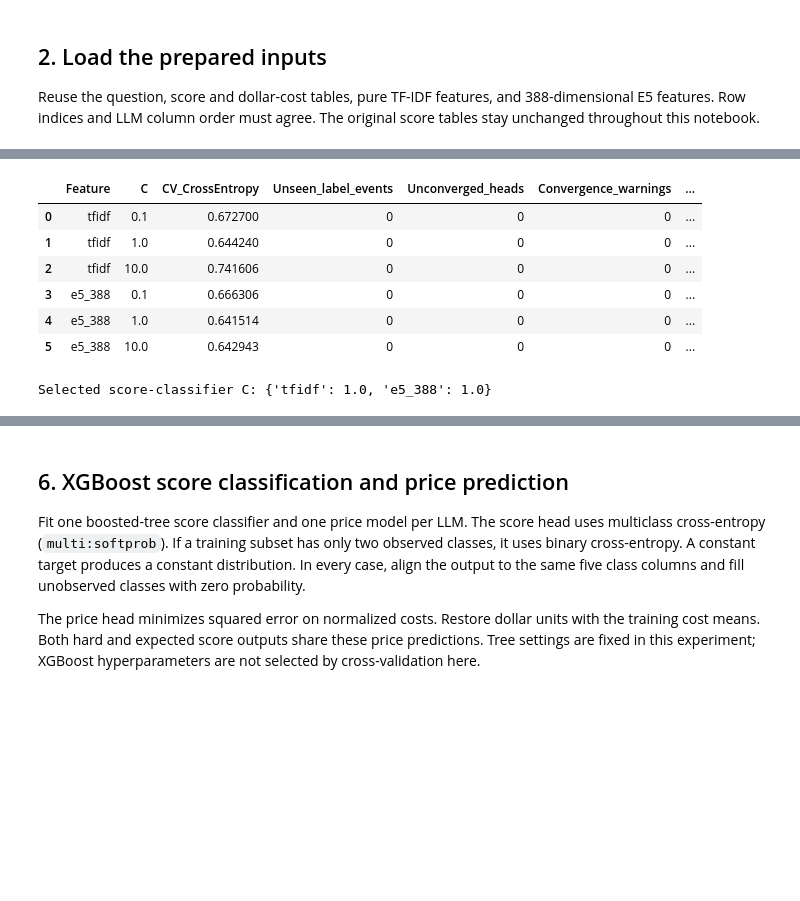
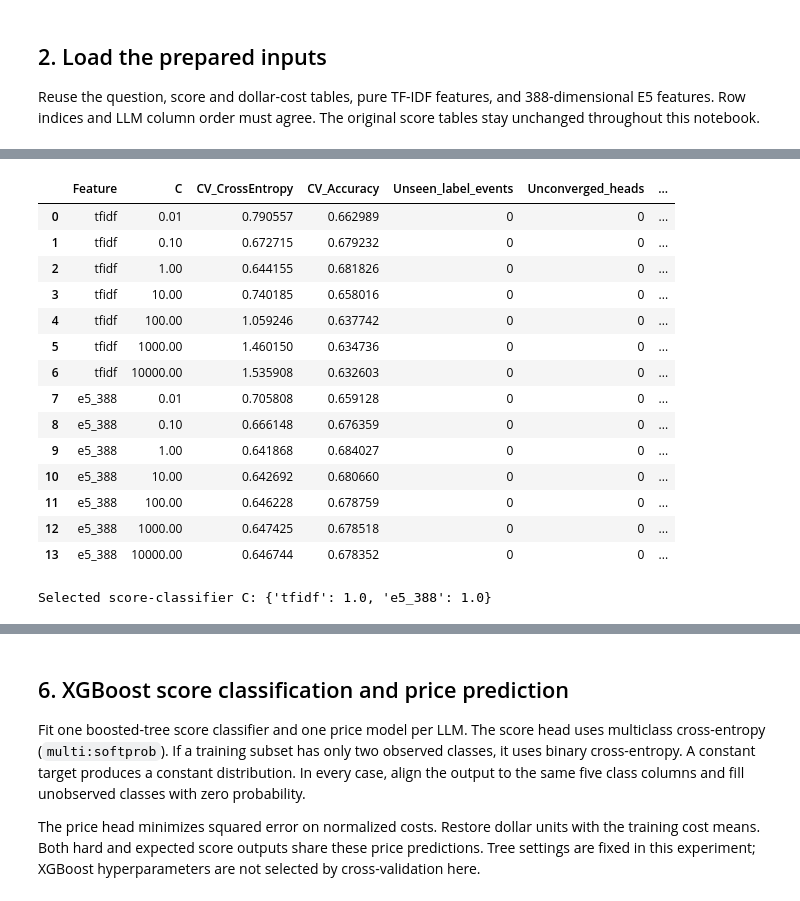
Before and after one commit to Erdos-Projects/fall-2026-right-for-less, a Jupyter notebook: 2_Router_Training/TF-IDF_E5_Score_Classification_Router.ipynb, the cells around one changed output, grey strips where cells are left out. Saved outputs shown, nothing was run; the diff lists cells and outputs as text; code cells hidden in the pictures; blank space fills up the shorter version.

```diff
--- a/2_Router_Training/TF-IDF_E5_Score_Classification_Router.ipynb
+++ b/2_Router_Training/TF-IDF_E5_Score_Classification_Router.ipynb
@@ -256,7 +328,7 @@ the **original recorded scores**, so their meaning is preserved.
 coverage_rows = []
 for label in [*score_support, "Other values"]:
     row = {"Recorded score": label}
-    for split in SPLITS:
+    for split in ("train", EVALUATION_SPLIT):
         values = full_tables[split]["scores"].to_numpy(dtype=float)
         row[split] = int(
             (~np.isin(values, score_support)).sum()
@@ -271,7 +343,7 @@ anchor_coverage = pd.DataFrame({
             full_tables[split]["scores"].to_numpy(dtype=float), score_support,
         ).mean(),
     }
-    for split in SPLITS
+    for split in ("train", EVALUATION_SPLIT)
 }).T
 display(label_coverage_counts)
 display(anchor_coverage.style.format({
@@ -429,27 +513,48 @@ def linear_score_probabilities(head, features):
         classifier.predict_proba(features), classifier.classes_,
         len(score_support),
     )
+
+
+def fit_linear_score_job(features, targets, C):
+    """Fit one independent LLM score head and record its own training time."""
+    started = perf_counter()
+    head = fit_linear_score_head(features, targets, C)
+    return head, perf_counter() - started
 # %%
 linear_cv_rows = []
+linear_cv_head_rows = []
 for feature in feature_labels:
     for fold_id, (fit_indices, heldout_indices) in enumerate(training_folds, 1):
         print(f"Linear score CV / {feature_labels[feature]} / fold {fold_id}: features", flush=True)
         X_fit, X_heldout = build_fold_features(feature, fit_indices, heldout_indices)
         for C in LINEAR_C_GRID:
             started = perf_counter()
-            losses = []
+            losses, accuracies = [], []
             unseen_labels = 0
             n_unconverged = 0
             warning_count = 0
             max_iterations = 0
             max_observed_classes = 0
+            fitted_heads = joblib.Parallel(n_jobs=FIT_N_JOBS, prefer="processes",
+                           max_nbytes=None, pre_dispatch=FIT_N_JOBS)(
+                joblib.delayed(fit_linear_score_job)(
+                    X_fit, score_class_ids[fit_indices, position], C,
+                ) for position in range(len(model_names))
+            )
             for model_position, model_name in enumerate(model_names):
-                head = fit_linear_score_head(
-                    X_fit, score_class_ids[fit_indices, model_position], C,
-                )
+                head, fit_seconds = fitted_heads[model_position]
                 probabilities = linear_score_probabilities(head, X_heldout)
                 targets = score_class_ids[heldout_indices, model_position]
                 losses.append(class_log_loss(targets, probabilities))
+                accuracies.append(float((probabilities.argmax(axis=1) == targets).mean()))
+                linear_cv_head_rows.append({
+                    "Feature": feature, "Fold": fold_id, "C": float(C),
+                    "Model": model_name, "Questions": len(heldout_indices),
+                    "NLL": losses[-1], "Accuracy": accuracies[-1],
+                    "Iterations": head["iterations"], "Converged": head["converged"],
+                    "Convergence_warnings": head["convergence_warning_count"],
+                    "Seconds": fit_seconds,
+                })
                 unseen_labels += int((~np.isin(targets, head["observed_classes"])).sum())
                 n_unconverged += int(not head["converged"])
                 warning_count += head["convergence_warning_count"]
@@ -464,11 +569,15 @@ for feature in feature_labels:
             linear_cv_rows.append({
                 "Feature": feature, "Fold": fold_id, "C": float(C),
                 "Questions": len(heldout_indices), "Mean_CrossEntropy": np.mean(losses),
+                "Mean_Accuracy": np.mean(accuracies),
                 "Unseen_label_events": unseen_labels,
                 "Unconverged_heads": n_unconverged, "Max_iterations": max_iterations,
                 "Convergence_warnings": warning_count, "Max_observed_classes": max_observed_classes,
                 "Seconds": perf_counter() - started,
             })
+            # Persist completed candidate/fold diagnostics during the long search.
+            pd.DataFrame(linear_cv_rows).to_csv(run_dir / "linear_cv_folds.csv", index=False)
+            pd.DataFrame(linear_cv_head_rows).to_csv(run_dir / "linear_cv_heads.csv", index=False)
         del X_fit, X_heldout
 
 linear_cv_table = pd.DataFrame(linear_cv_rows)
@@ -477,6 +586,7 @@ for (feature, C), rows in linear_cv_table.groupby(["Feature", "C"], sort=False):
     linear_cv_summary_rows.append({
         "Feature": feature, "C": C,
         "CV_CrossEntropy": np.average(rows["Mean_CrossEntropy"], weights=rows["Questions"]),
+        "CV_Accuracy": np.average(rows["Mean_Accuracy"], weights=rows["Questions"]),
         "Unseen_label_events": int(rows["Unseen_label_events"].sum()),
         "Unconverged_heads": int(rows["Unconverged_heads"].sum()),
         "Convergence_warnings": int(rows["Convergence_warnings"].sum()),
@@ -485,6 +595,11 @@ for (feature, C), rows in linear_cv_table.groupby(["Feature", "C"], sort=False):
         "Seconds": rows["Seconds"].sum(),
     })
 linear_cv_summary = pd.DataFrame(linear_cv_summary_rows)
+linear_cv_head_table = pd.DataFrame(linear_cv_head_rows)
+linear_cv_head_table.to_csv(run_dir / "linear_cv_heads.csv", index=False)
+linear_cv_summary.to_csv(run_dir / "linear_cv_summary.csv", index=False)
+if linear_cv_summary["Unconverged_heads"].sum():
+    raise RuntimeError("Resolve unconverged CV fits before selecting C; see linear_cv_heads.csv.")
 selected_linear_C = {}
 for feature in feature_labels:
     choices = linear_cv_summary.loc[linear_cv_summary["Feature"] == feature]
@@ -493,7 +608,5 @@ for feature in feature_labels:
     selected_linear_C[feature] = float(best["C"])
 display(linear_cv_summary)
 print("Selected score-classifier C:", selected_linear_C)
-if linear_cv_summary["Unconverged_heads"].sum():
-    warnings.warn("Some CV fits reached the iteration limit; increase LINEAR_MAX_ITER before interpreting close results.")
 # %% [output]
 Linear score CV / TF-IDF / fold 1: features
@@ -516,8 +629,16 @@ Completed 10/33: {'model_position': 10, 'seconds': 9.422000900376588, 'fits': [{
-|  | Feature | C | CV_CrossEntropy | Unseen_label_events | Unconverged_heads | Convergence_warnings | ... |
-| 0 | tfidf | 0.1 | 0.672700 | 0 | 0 | 0 | ... |
-| 1 | tfidf | 1.0 | 0.644240 | 0 | 0 | 0 | ... |
-| 2 | tfidf | 10.0 | 0.741606 | 0 | 0 | 0 | ... |
-| 3 | e5_388 | 0.1 | 0.666306 | 0 | 0 | 0 | ... |
-| 4 | e5_388 | 1.0 | 0.641514 | 0 | 0 | 0 | ... |
-| 5 | e5_388 | 10.0 | 0.642943 | 0 | 0 | 0 | ... |
+|  | Feature | C | CV_CrossEntropy | CV_Accuracy | Unseen_label_events | Unconverged_heads | ... |
+| 0 | tfidf | 0.01 | 0.790557 | 0.662989 | 0 | 0 | ... |
+| 1 | tfidf | 0.10 | 0.672715 | 0.679232 | 0 | 0 | ... |
+| 2 | tfidf | 1.00 | 0.644155 | 0.681826 | 0 | 0 | ... |
+| 3 | tfidf | 10.00 | 0.740185 | 0.658016 | 0 | 0 | ... |
+| 4 | tfidf | 100.00 | 1.059246 | 0.637742 | 0 | 0 | ... |
+| 5 | tfidf | 1000.00 | 1.460150 | 0.634736 | 0 | 0 | ... |
+| 6 | tfidf | 10000.00 | 1.535908 | 0.632603 | 0 | 0 | ... |
+| 7 | e5_388 | 0.01 | 0.705808 | 0.659128 | 0 | 0 | ... |
+| 8 | e5_388 | 0.10 | 0.666148 | 0.676359 | 0 | 0 | ... |
+| 9 | e5_388 | 1.00 | 0.641868 | 0.684027 | 0 | 0 | ... |
+| 10 | e5_388 | 10.00 | 0.642692 | 0.680660 | 0 | 0 | ... |
+| 11 | e5_388 | 100.00 | 0.646228 | 0.678759 | 0 | 0 | ... |
+| 12 | e5_388 | 1000.00 | 0.647425 | 0.678518 | 0 | 0 | ... |
+| 13 | e5_388 | 10000.00 | 0.646744 | 0.678352 | 0 | 0 | ... |
 Selected score-classifier C: {'tfidf': 1.0, 'e5_388': 1.0}
```
Also changed, not shown: parts of 31 cells of this notebook, 1 other file.
